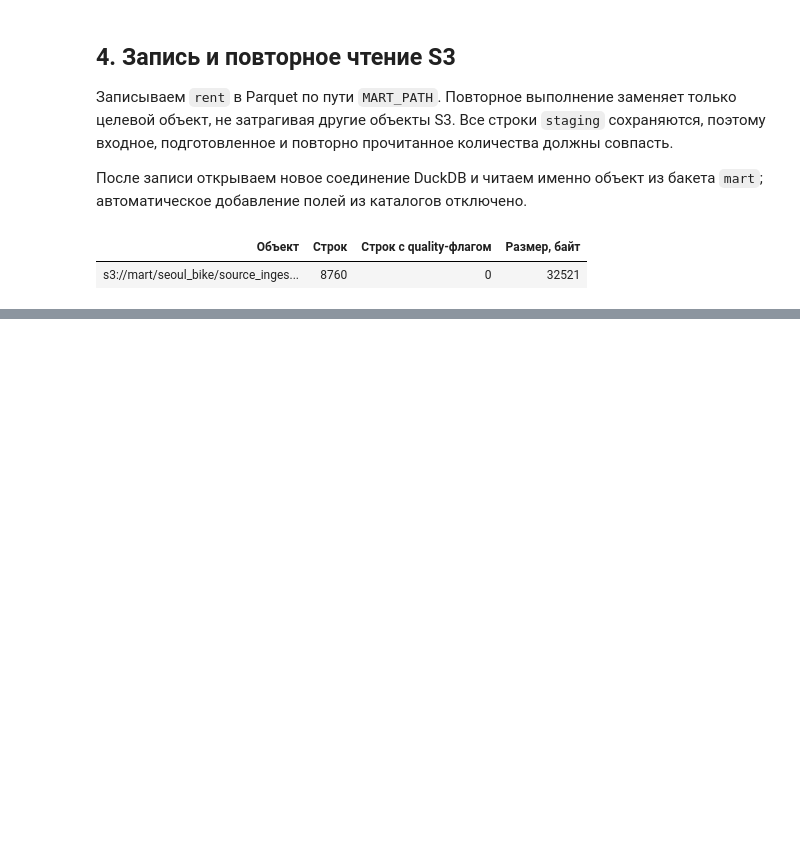
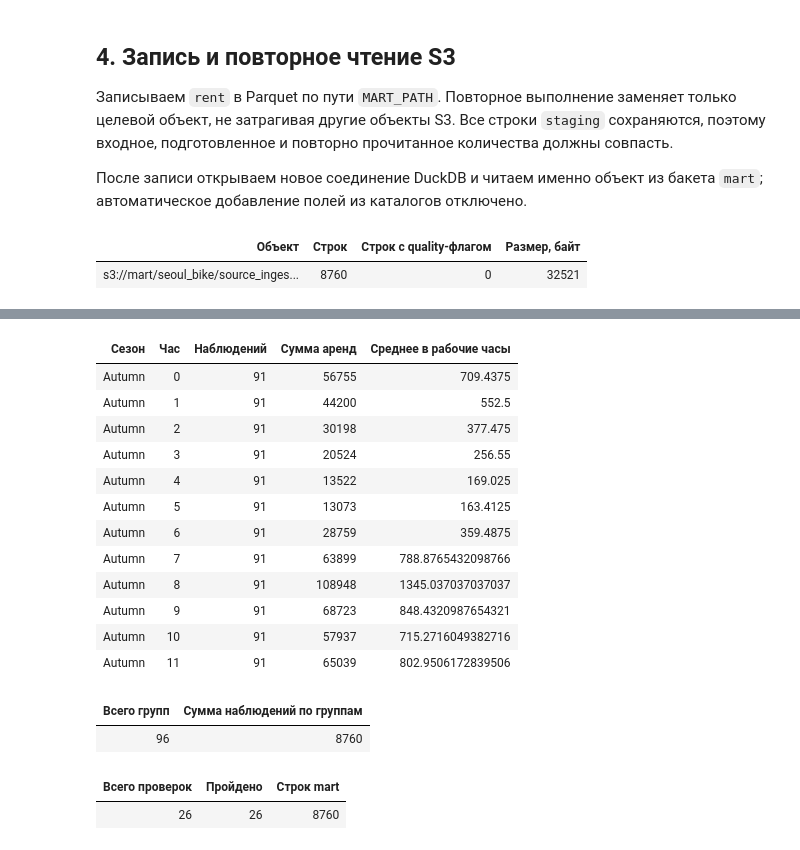
Before and after one commit to Sukulent-Studio/ITAD, a Jupyter notebook: notebooks/build_mart.ipynb, the cells around one changed output, grey strips where cells are left out. Drawn from its saved outputs; the diff is of its cells as text; code cells hidden in the pictures; blank space fills up the shorter version.

```diff
--- a/notebooks/build_mart.ipynb
+++ b/notebooks/build_mart.ipynb
@@ -695,0 +469,36 @@ s3://mart/green_tripdata/source_ingested_on=2026-09-30/trips.parquet
+# %%
+season_hour = published.execute("""
+    SELECT seasons, hour, count(*) AS observations,
+           sum(rented_bike_count) AS rentals_total,
+           avg(rented_bike_count) FILTER (WHERE functioning_day) AS rentals_avg_working
+    FROM published_rent
+    GROUP BY seasons, hour
+    ORDER BY seasons, hour
+""").fetchall()
+check("Баланс группировки season × hour", sum(row[2] for row in season_hour), mart_rows)
+check("Число комбинаций season × hour", len(season_hour), 96)
+show_table(["Сезон", "Час", "Наблюдений", "Сумма аренд", "Среднее в рабочие часы"],
+           season_hour[:12])
+show_table(["Всего групп", "Сумма наблюдений по группам"],
+           [(len(season_hour), sum(row[2] for row in season_hour))])
+show_table(["Всего проверок", "Пройдено", "Строк mart"], [
+    (len(check_results), sum(passed for _, _, _, passed in check_results), mart_rows)
+])
+# %% [output]
+| Сезон | Час | Наблюдений | Сумма аренд | Среднее в рабочие часы |
+| Autumn | 0 | 91 | 56755 | 709.4375 |
+| Autumn | 1 | 91 | 44200 | 552.5 |
+| Autumn | 2 | 91 | 30198 | 377.475 |
+| Autumn | 3 | 91 | 20524 | 256.55 |
+| Autumn | 4 | 91 | 13522 | 169.025 |
+| Autumn | 5 | 91 | 13073 | 163.4125 |
+| Autumn | 6 | 91 | 28759 | 359.4875 |
+| Autumn | 7 | 91 | 63899 | 788.8765432098766 |
+| Autumn | 8 | 91 | 108948 | 1345.037037037037 |
+| Autumn | 9 | 91 | 68723 | 848.4320987654321 |
+| Autumn | 10 | 91 | 57937 | 715.2716049382716 |
+| Autumn | 11 | 91 | 65039 | 802.9506172839506 |
+| Всего групп | Сумма наблюдений по группам |
+| 96 | 8760 |
+| Всего проверок | Пройдено | Строк mart |
+| 26 | 26 | 8760 |
```
Also changed, not shown: parts of 28 cells of this notebook, 1 other file.
